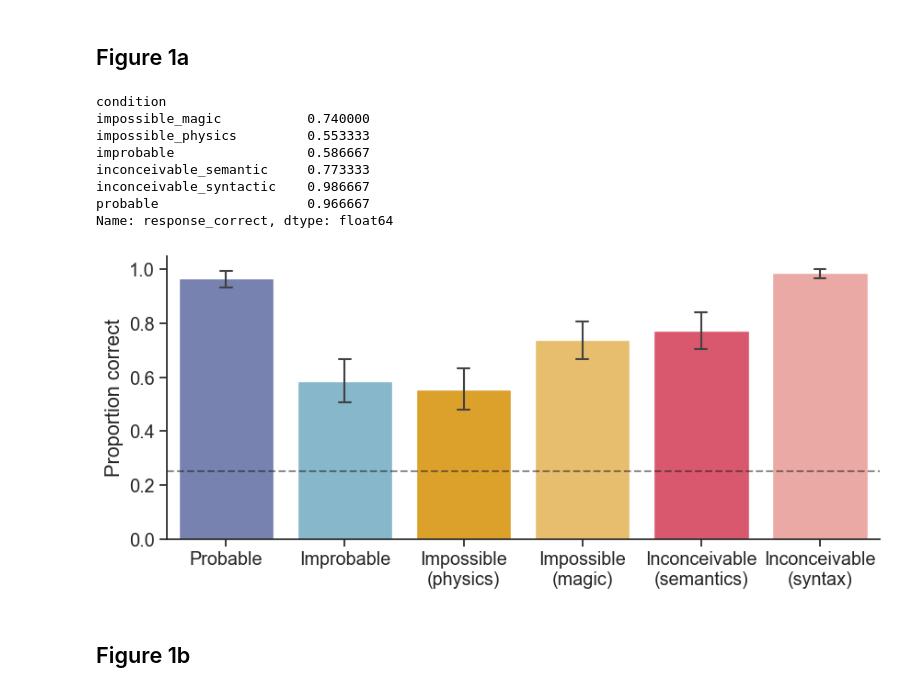
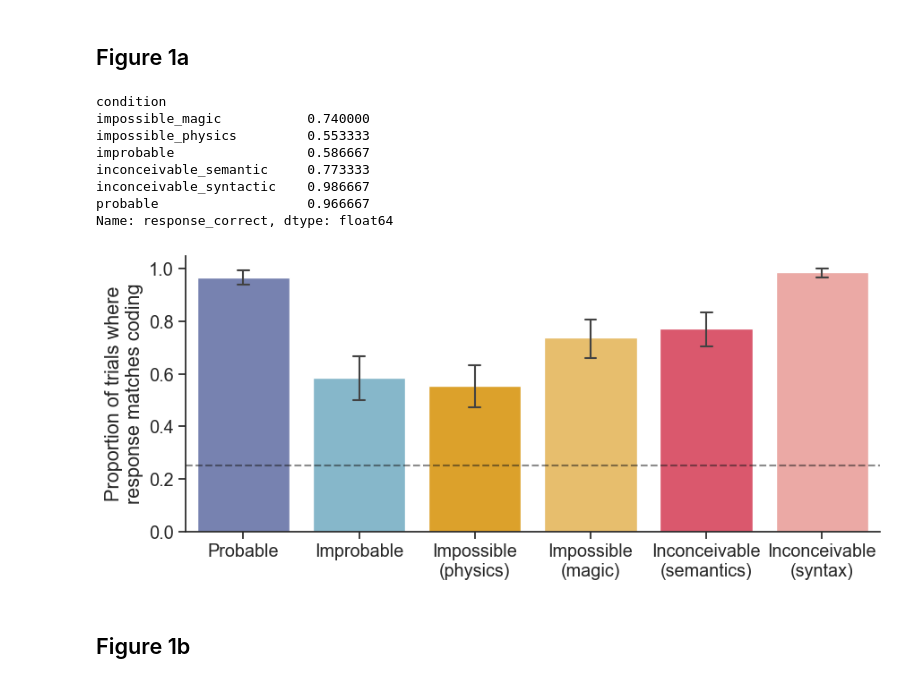
Before and after one commit to jennhu/shades-of-zero, a Jupyter notebook: analysis/figures.ipynb, the cells around one changed output. Saved outputs shown, nothing was run; the diff lists cells and outputs as text; code cells hidden in the pictures.

```diff
--- a/analysis/figures.ipynb
+++ b/analysis/figures.ipynb
@@ -72,34 +74,34 @@ Experiment 1: 30 unique subjects
 # %%
 ax = sns.barplot(
     data=exp1,
     x="condition",
     y="response_correct",
     hue="condition",
     legend=False,
     order=CONDS,
     palette=COND_PAL,
     capsize=0.1,
     err_kws=dict(linewidth=1.5)
 )
 ax.set_xticks(range(len(CONDS)))
 ax.set_xticklabels([c.replace(" ", "\n") for c in PRETTY_CONDS])
 ax.set_xlabel("")
-ax.set_ylabel("Proportion correct")
+ax.set_ylabel("Proportion of trials where\nresponse matches coding")
 ax.axhline(0.25, linestyle="--", color="k", alpha=0.5)
 plt.gcf().set_size_inches(10,4)
 sns.despine()
 render("fig1a_exp1_proportion_correct.pdf")
 exp1.groupby("condition").response_correct.mean()
 # %% [output]
 condition
 impossible_magic           0.740000
 impossible_physics         0.553333
 improbable                 0.586667
 inconceivable_semantic     0.773333
 inconceivable_syntactic    0.986667
 probable                   0.966667
 Name: response_correct, dtype: float64
-[figure, old version]
+[figure, new version]
 # %% [markdown]
 ## Figure 1b
 # %%
```
Also changed, not shown: parts of 11 cells of this notebook, 8 other files.
